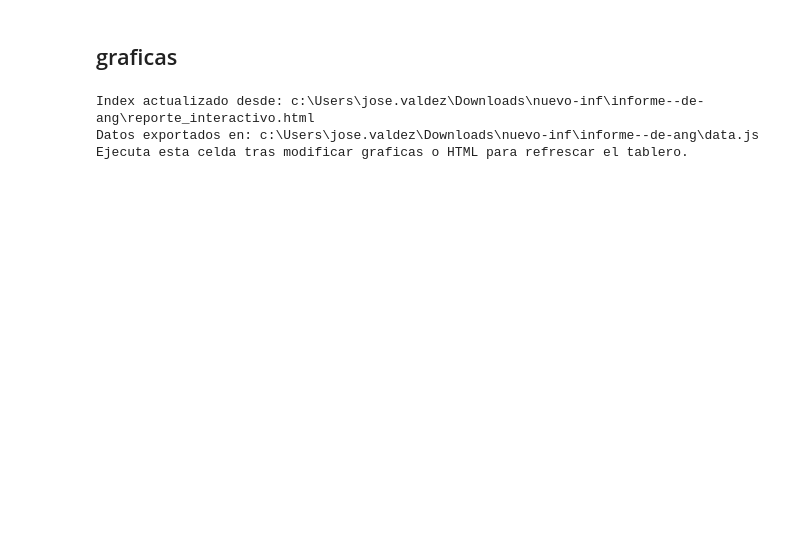
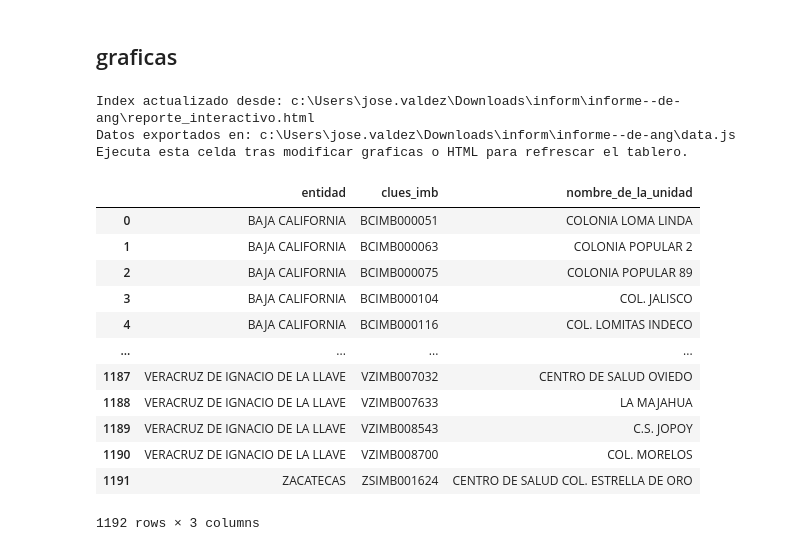
Before and after one commit to servicios-imss-b/informe--de-ang, a Jupyter notebook: graf.ipynb, the cells around one changed output. Cells and saved outputs as stored; diff of their text form; code cells hidden in the pictures; blank space fills up the shorter version.

```diff
--- a/graf.ipynb
+++ b/graf.ipynb
@@ -467,6 +564,16 @@ payload = {
             "rows": tabla_unidades.to_dict(orient="records"),
             "excel": "tabla_unidades.xlsx",
         },
+        "faltantes_por_estados": {
+            "columns": list(faltantes_por_estados.columns),
+            "rows": faltantes_por_estados.to_dict(orient="records"),
+            "excel": "faltantes_por_estados.xlsx",
+        },
+        "tabla_faltantes_por_estados": {
+            "columns": list(tabla_faltantes_por_estados.columns),
+            "rows": tabla_faltantes_por_estados.to_dict(orient="records"),
+            "excel": "tabla_faltantes_por_estados.xlsx",
+        },
     },
     "figures": figures,
 }
@@ -482,12 +589,28 @@ if not html_origen.exists() and index_destino.exists():
 if html_origen.exists():
     index_destino.write_text(html_origen.read_text(encoding="utf-8"), encoding="utf-8")
     print(f"Index actualizado desde: {html_origen}")
-else:
-    print(f"No se encontro {html_origen.name}; index.html no se pudo actualizar.")
+# else:
+#     print(f"No se encontro {html_origen.name}; index.html no se pudo actualizar.")
 
 print(f"Datos exportados en: {salida_data}")
 print("Ejecuta esta celda tras modificar graficas o HTML para refrescar el tablero.")
 # %% [output]
-Index actualizado desde: c:\Users\jose.valdez\Downloads\nuevo-inf\informe--de-ang\reporte_interactivo.html
-Datos exportados en: c:\Users\jose.valdez\Downloads\nuevo-inf\informe--de-ang\data.js
+Index actualizado desde: c:\Users\jose.valdez\Downloads\inform\informe--de-ang\reporte_interactivo.html
+Datos exportados en: c:\Users\jose.valdez\Downloads\inform\informe--de-ang\data.js
 Ejecuta esta celda tras modificar graficas o HTML para refrescar el tablero.
+# %%
+faltantes_por_estados
+# %% [output]
+|  | entidad | clues_imb | nombre_de_la_unidad |
+| 0 | BAJA CALIFORNIA | BCIMB000051 | COLONIA LOMA LINDA |
+| 1 | BAJA CALIFORNIA | BCIMB000063 | COLONIA POPULAR 2 |
+| 2 | BAJA CALIFORNIA | BCIMB000075 | COLONIA POPULAR 89 |
+| 3 | BAJA CALIFORNIA | BCIMB000104 | COL. JALISCO |
+| 4 | BAJA CALIFORNIA | BCIMB000116 | COL. LOMITAS INDECO |
+| ... | ... | ... | ... |
+| 1187 | VERACRUZ DE IGNACIO DE LA LLAVE | VZIMB007032 | CENTRO DE SALUD OVIEDO |
+| 1188 | VERACRUZ DE IGNACIO DE LA LLAVE | VZIMB007633 | LA MAJAHUA |
+| 1189 | VERACRUZ DE IGNACIO DE LA LLAVE | VZIMB008543 | C.S. JOPOY |
+| 1190 | VERACRUZ DE IGNACIO DE LA LLAVE | VZIMB008700 | COL. MORELOS |
+| 1191 | ZACATECAS | ZSIMB001624 | CENTRO DE SALUD COL. ESTRELLA DE ORO |
+1192 rows × 3 columns
```
Also changed, not shown: parts of 8 cells of this notebook, 3 other files.
